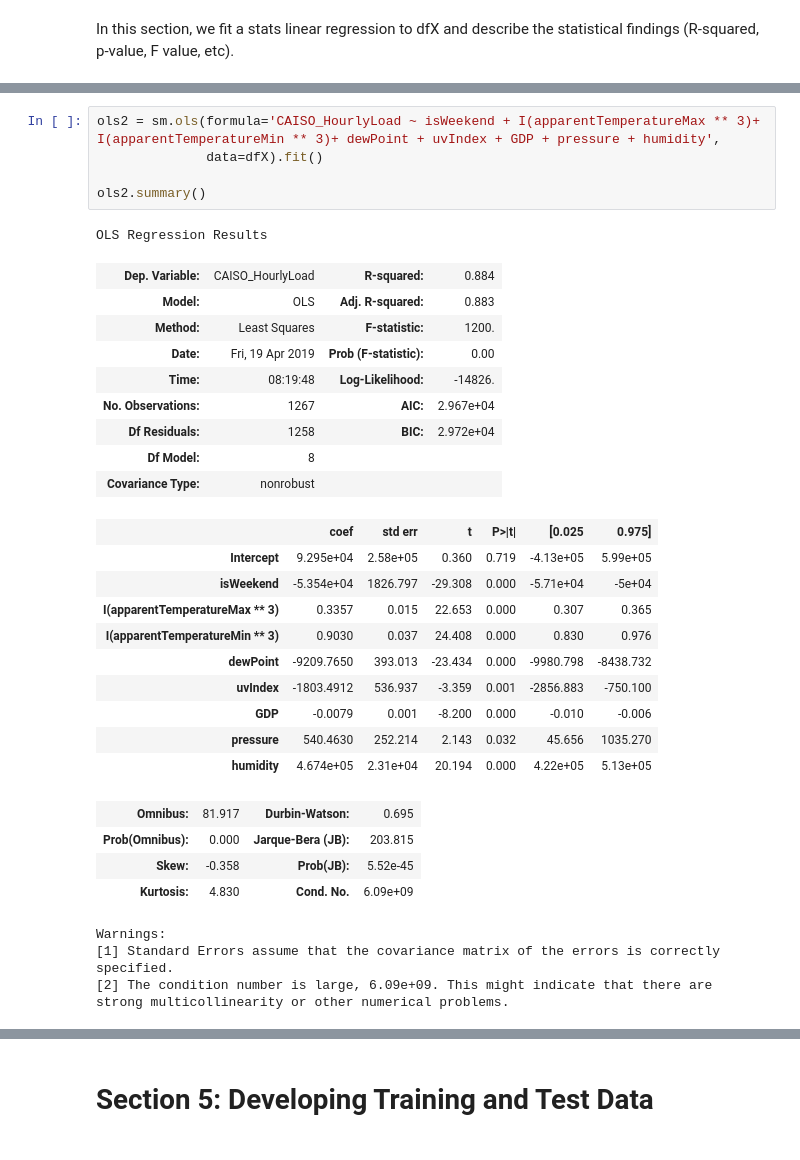
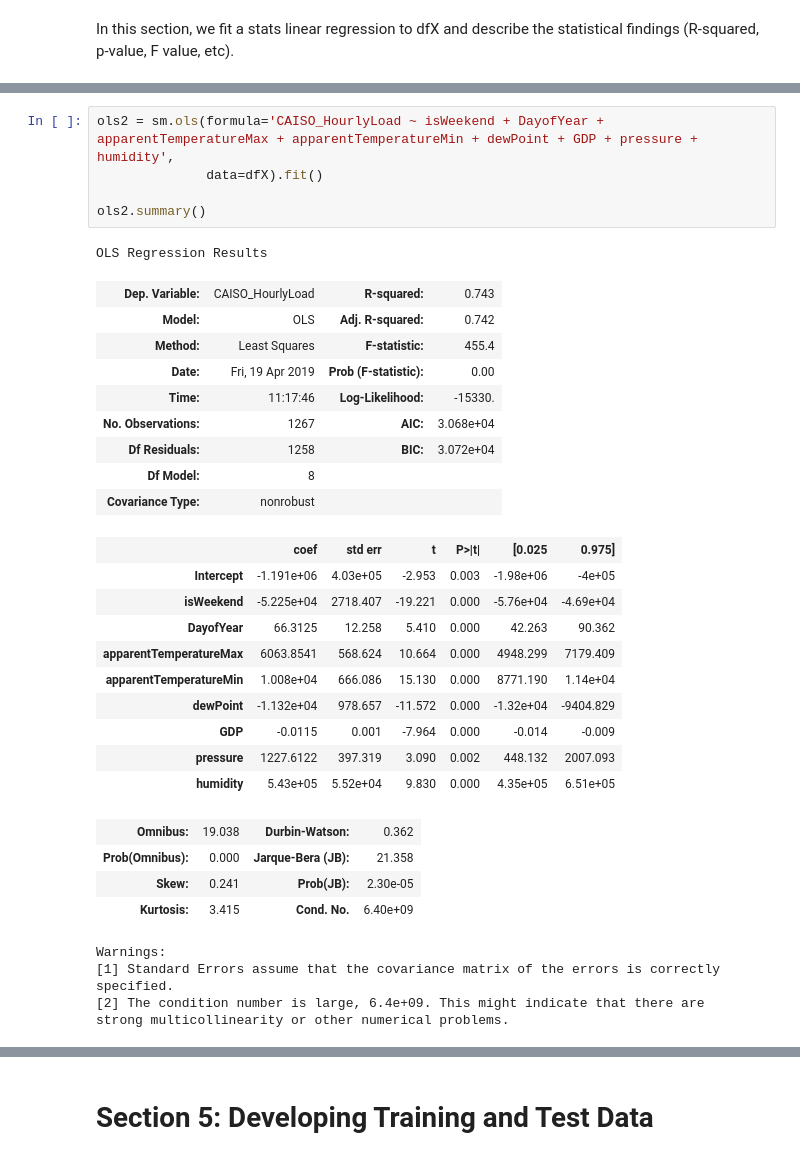
Before and after one commit to JohnWMuhs/2019-datascience-project, a Jupyter notebook: _ProjectNotebook-Master.ipynb, the cells around one changed output, grey strips where cells are left out. Cells and saved outputs as stored; diff of their text form.

```diff
--- a/_ProjectNotebook-Master.ipynb
+++ b/_ProjectNotebook-Master.ipynb
@@ -473,34 +476,34 @@ strong multicollinearity or other numerical problems.
 # %%
-ols2 = sm.ols(formula='CAISO_HourlyLoad ~ isWeekend + I(apparentTemperatureMax ** 3)+ I(apparentTemperatureMin ** 3)+ dewPoint + uvIndex + GDP + pressure + humidity',
+ols2 = sm.ols(formula='CAISO_HourlyLoad ~ isWeekend + DayofYear + apparentTemperatureMax + apparentTemperatureMin + dewPoint + GDP + pressure + humidity',
               data=dfX).fit()
 
 ols2.summary()
 # %% [output]
 OLS Regression Results
-| Dep. Variable: | CAISO_HourlyLoad | R-squared: | 0.884 |
-| Model: | OLS | Adj. R-squared: | 0.883 |
-| Method: | Least Squares | F-statistic: | 1200. |
+| Dep. Variable: | CAISO_HourlyLoad | R-squared: | 0.743 |
+| Model: | OLS | Adj. R-squared: | 0.742 |
+| Method: | Least Squares | F-statistic: | 455.4 |
 | Date: | Fri, 19 Apr 2019 | Prob (F-statistic): | 0.00 |
-| Time: | 08:19:48 | Log-Likelihood: | -14826. |
-| No. Observations: | 1267 | AIC: | 2.967e+04 |
-| Df Residuals: | 1258 | BIC: | 2.972e+04 |
+| Time: | 11:17:46 | Log-Likelihood: | -15330. |
+| No. Observations: | 1267 | AIC: | 3.068e+04 |
+| Df Residuals: | 1258 | BIC: | 3.072e+04 |
 | Df Model: | 8 |  |  |
 | Covariance Type: | nonrobust |  |  |
 |  | coef | std err | t | P>|t| | [0.025 | 0.975] |
-| Intercept | 9.295e+04 | 2.58e+05 | 0.360 | 0.719 | -4.13e+05 | 5.99e+05 |
-| isWeekend | -5.354e+04 | 1826.797 | -29.308 | 0.000 | -5.71e+04 | -5e+04 |
-| I(apparentTemperatureMax ** 3) | 0.3357 | 0.015 | 22.653 | 0.000 | 0.307 | 0.365 |
-| I(apparentTemperatureMin ** 3) | 0.9030 | 0.037 | 24.408 | 0.000 | 0.830 | 0.976 |
-| dewPoint | -9209.7650 | 393.013 | -23.434 | 0.000 | -9980.798 | -8438.732 |
-| uvIndex | -1803.4912 | 536.937 | -3.359 | 0.001 | -2856.883 | -750.100 |
-| GDP | -0.0079 | 0.001 | -8.200 | 0.000 | -0.010 | -0.006 |
-| pressure | 540.4630 | 252.214 | 2.143 | 0.032 | 45.656 | 1035.270 |
-| humidity | 4.674e+05 | 2.31e+04 | 20.194 | 0.000 | 4.22e+05 | 5.13e+05 |
+| Intercept | -1.191e+06 | 4.03e+05 | -2.953 | 0.003 | -1.98e+06 | -4e+05 |
+| isWeekend | -5.225e+04 | 2718.407 | -19.221 | 0.000 | -5.76e+04 | -4.69e+04 |
+| DayofYear | 66.3125 | 12.258 | 5.410 | 0.000 | 42.263 | 90.362 |
+| apparentTemperatureMax | 6063.8541 | 568.624 | 10.664 | 0.000 | 4948.299 | 7179.409 |
+| apparentTemperatureMin | 1.008e+04 | 666.086 | 15.130 | 0.000 | 8771.190 | 1.14e+04 |
+| dewPoint | -1.132e+04 | 978.657 | -11.572 | 0.000 | -1.32e+04 | -9404.829 |
+| GDP | -0.0115 | 0.001 | -7.964 | 0.000 | -0.014 | -0.009 |
+| pressure | 1227.6122 | 397.319 | 3.090 | 0.002 | 448.132 | 2007.093 |
+| humidity | 5.43e+05 | 5.52e+04 | 9.830 | 0.000 | 4.35e+05 | 6.51e+05 |
-| Omnibus: | 81.917 | Durbin-Watson: | 0.695 |
-| Prob(Omnibus): | 0.000 | Jarque-Bera (JB): | 203.815 |
-| Skew: | -0.358 | Prob(JB): | 5.52e-45 |
-| Kurtosis: | 4.830 | Cond. No. | 6.09e+09 |
+| Omnibus: | 19.038 | Durbin-Watson: | 0.362 |
+| Prob(Omnibus): | 0.000 | Jarque-Bera (JB): | 21.358 |
+| Skew: | 0.241 | Prob(JB): | 2.30e-05 |
+| Kurtosis: | 3.415 | Cond. No. | 6.40e+09 |
 Warnings:
 [1] Standard Errors assume that the covariance matrix of the errors is correctly specified.
-[2] The condition number is large, 6.09e+09. This might indicate that there are
+[2] The condition number is large, 6.4e+09. This might indicate that there are
 strong multicollinearity or other numerical problems.
```
Also changed, not shown: parts of 25 cells of this notebook, 1 other file.
